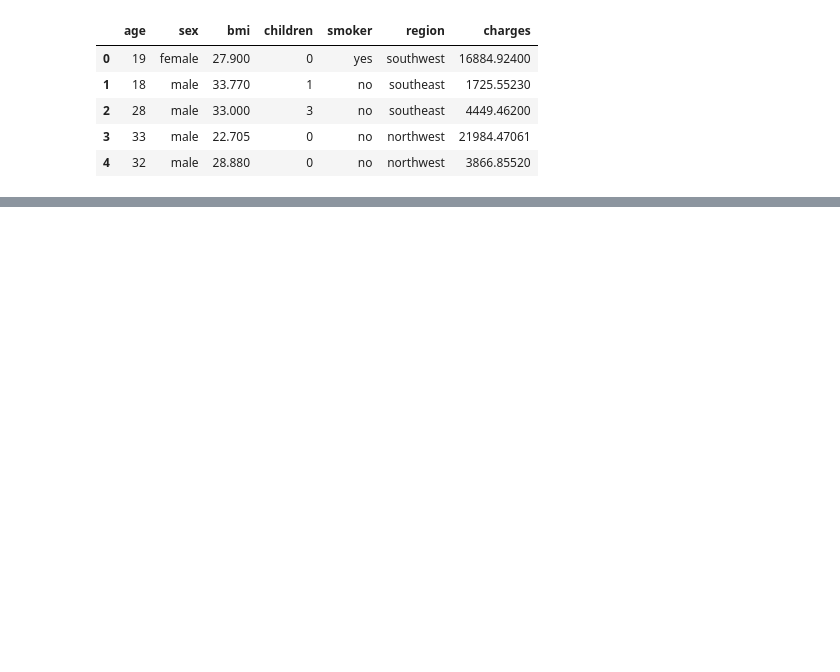
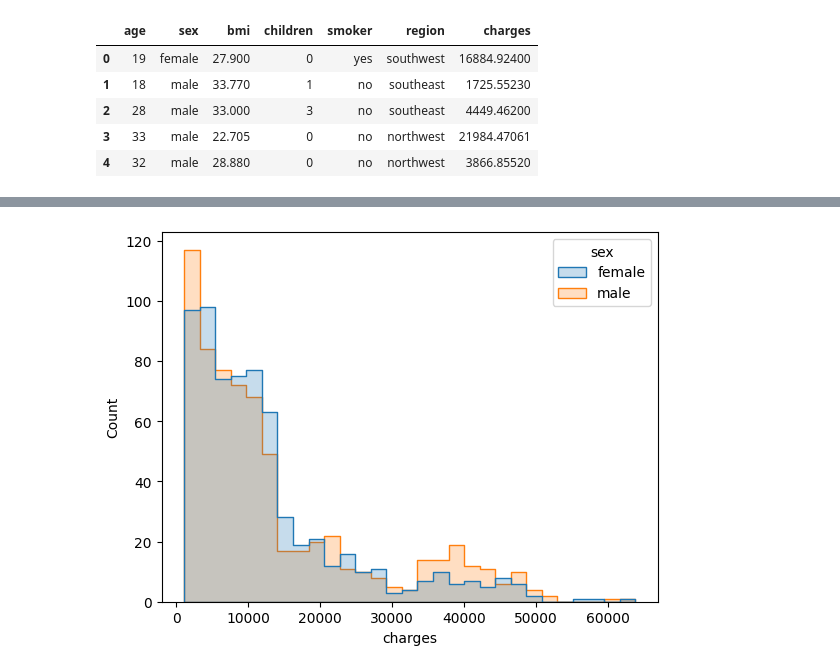
Before and after one commit to FaithKamaraju/Medical-Expenditure-Estimator, a Jupyter notebook: expenditure_data_analysis.ipynb, the cells around one changed output, grey strips where cells are left out. Saved outputs shown, nothing was run; the diff lists cells and outputs as text; code cells hidden in the pictures; blank space fills up the shorter version.

```diff
--- a/expenditure_data_analysis.ipynb
+++ b/expenditure_data_analysis.ipynb
@@ -71,0 +63,6 @@ TypeError: Could not convert ['femalemalemalemalemalefemalefemalefemalemalefemal
+# %%
+fig, (ax1) = plt.subplots(nrows=1,ncols=1)
+sns.histplot(x='charges',hue='sex', data=df, ax=ax1,log_scale=False,element='step')
+plt.show()
+# %% [output]
+[figure, added]
```
Also changed, not shown: parts of 14 cells of this notebook, 9 other files.
